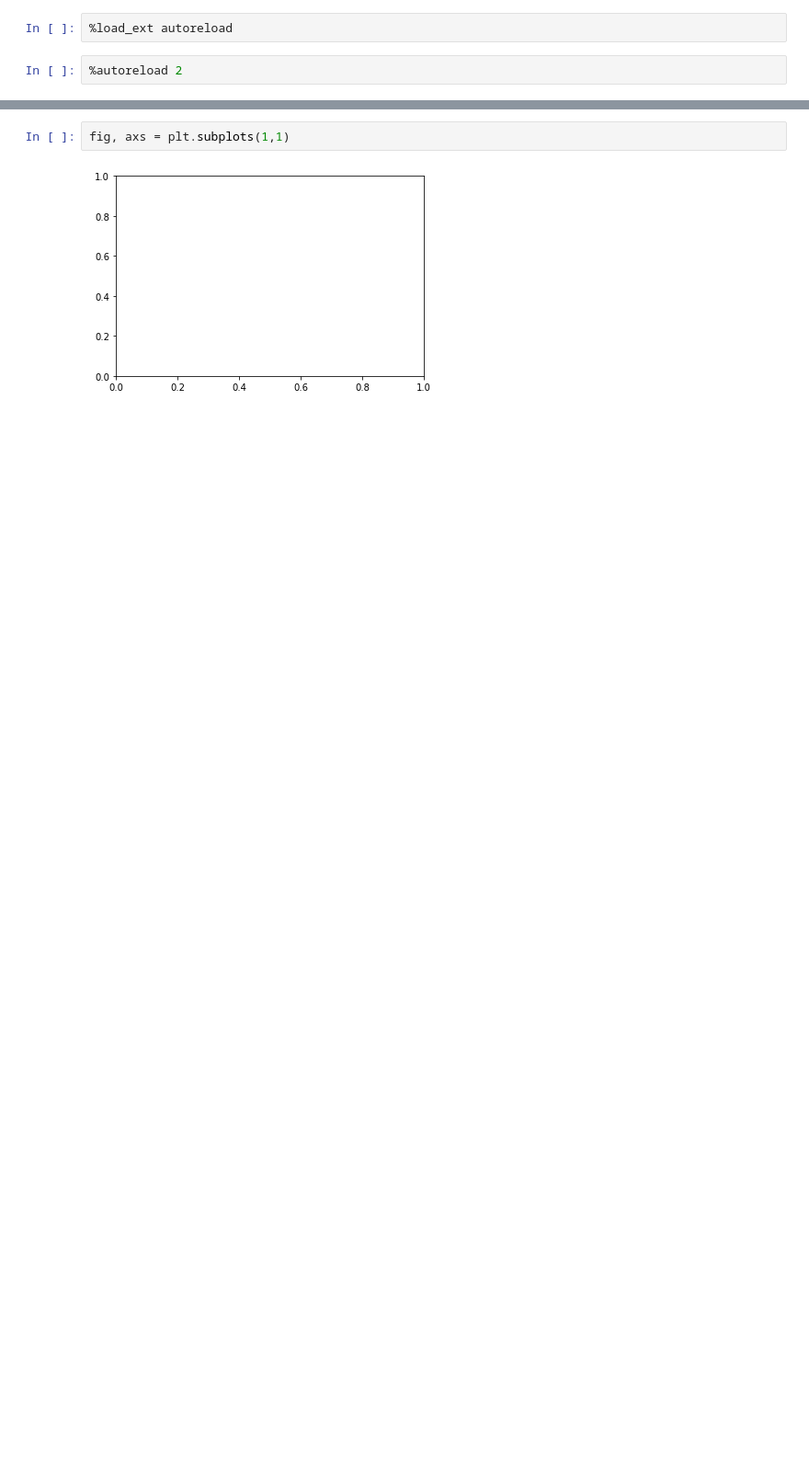
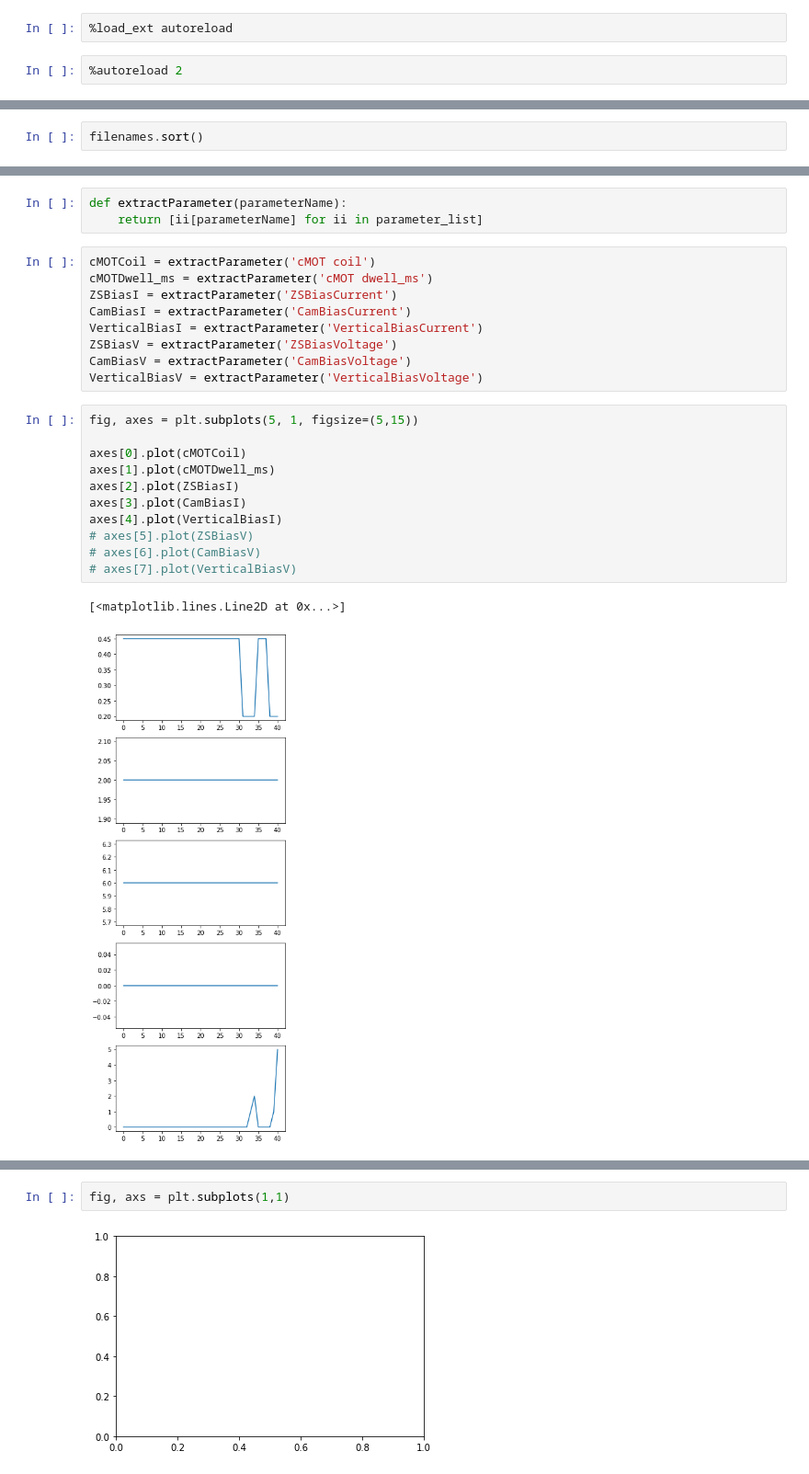
Before and after one commit to insommer/AnalysisCode, a Jupyter notebook: Applications/Coding Test.ipynb, the cells around one changed output, grey strips where cells are left out. Shown at 92% size. Saved outputs shown, nothing was run; the diff lists cells and outputs as text; blank space fills up the shorter version.

```diff
--- a/Applications/Coding Test.ipynb
+++ b/Applications/Coding Test.ipynb
@@ -54,0 +72,2 @@ fig, axs = plt.subplots(1,3)
+# %%
+filenames.sort()
@@ -54,0 +239,26 @@ fig, axs = plt.subplots(1,3)
+# %%
+def extractParameter(parameterName):
+    return [ii[parameterName] for ii in parameter_list]
+# %%
+cMOTCoil = extractParameter('cMOT coil')
+cMOTDwell_ms = extractParameter('cMOT dwell_ms')
+ZSBiasI = extractParameter('ZSBiasCurrent')
+CamBiasI = extractParameter('CamBiasCurrent')
+VerticalBiasI = extractParameter('VerticalBiasCurrent')
+ZSBiasV = extractParameter('ZSBiasVoltage')
+CamBiasV = extractParameter('CamBiasVoltage')
+VerticalBiasV = extractParameter('VerticalBiasVoltage')
+# %%
+fig, axes = plt.subplots(5, 1, figsize=(5,15))
+
+axes[0].plot(cMOTCoil)
+axes[1].plot(cMOTDwell_ms)
+axes[2].plot(ZSBiasI)
+axes[3].plot(CamBiasI)
+axes[4].plot(VerticalBiasI)
+# axes[5].plot(ZSBiasV)
+# axes[6].plot(CamBiasV)
+# axes[7].plot(VerticalBiasV)
+# %% [output]
+[<matplotlib.lines.Line2D at 0x...>]
+[figure, added]
```
Also changed, not shown: parts of 49 cells of this notebook, 1 other file.
